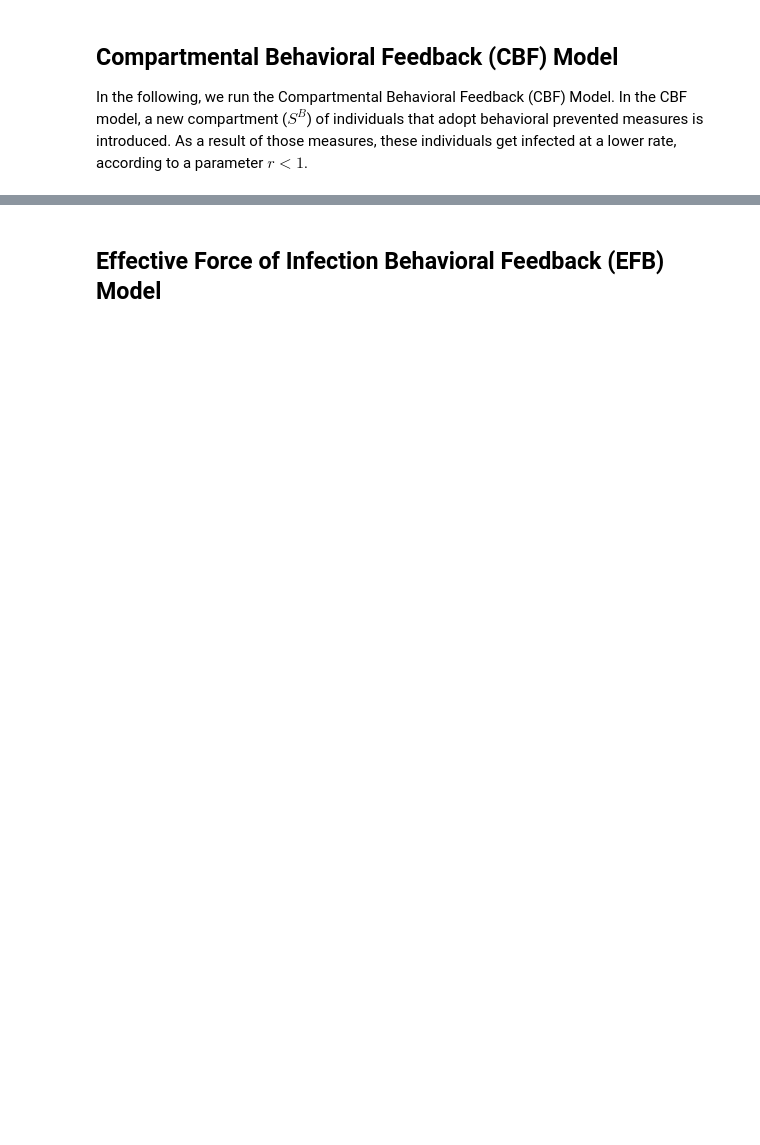
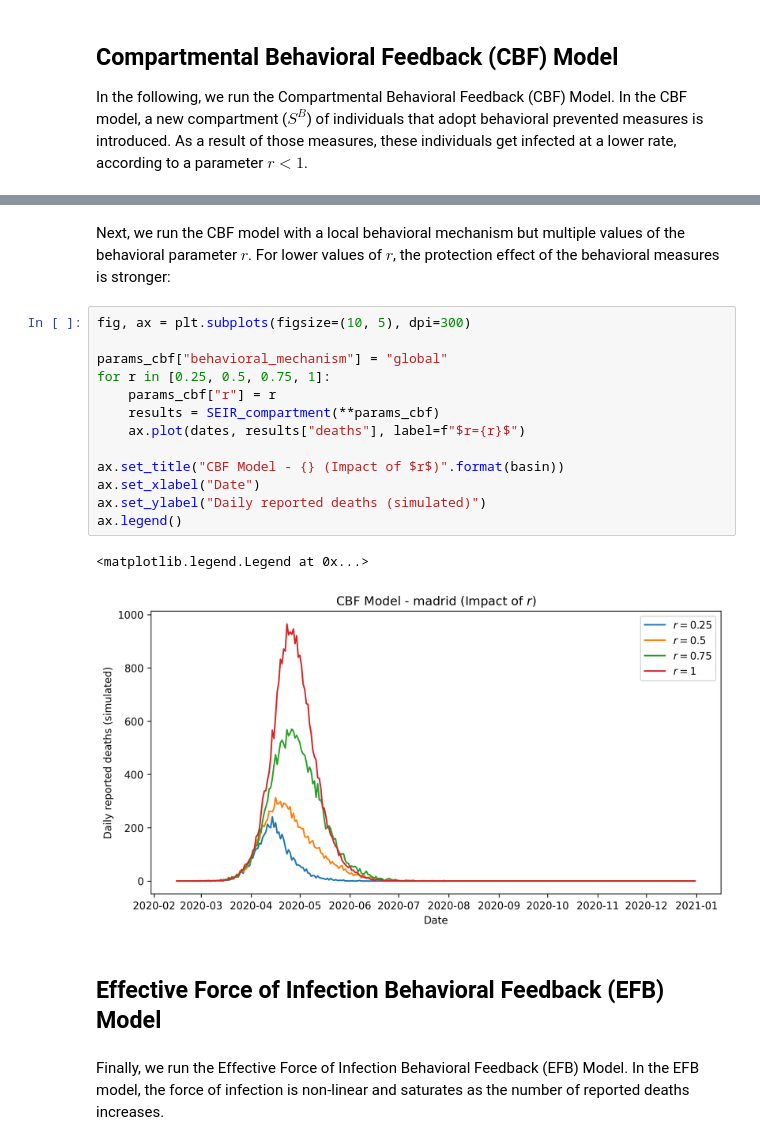
Before and after one commit to ngozzi/covid-behavior-models, a Jupyter notebook: example.ipynb, the cells around one changed output, grey strips where cells are left out. Drawn from its saved outputs; the diff is of its cells as text; blank space fills up the shorter version.

```diff
--- a/example.ipynb
+++ b/example.ipynb
@@ -105,2 +142,22 @@ plt.plot(results["deaths"])
+# %% [markdown]
+Next, we run the CBF model with a local behavioral mechanism but multiple values of the behavioral parameter $r$. For lower values of $r$, the protection effect of the behavioral measures is stronger:
+# %%
+fig, ax = plt.subplots(figsize=(10, 5), dpi=300)
+
+params_cbf["behavioral_mechanism"] = "global"
+for r in [0.25, 0.5, 0.75, 1]:
+    params_cbf["r"] = r
+    results = SEIR_compartment(**params_cbf)
+    ax.plot(dates, results["deaths"], label=f"$r={r}$")
+
+ax.set_title("CBF Model - {} (Impact of $r$)".format(basin))
+ax.set_xlabel("Date")
+ax.set_ylabel("Daily reported deaths (simulated)")
+ax.legend()
+# %% [output]
+<matplotlib.legend.Legend at 0x...>
+[figure, added]
 # %% [markdown]
 ## Effective Force of Infection Behavioral Feedback (EFB) Model
+# %% [markdown]
+Finally, we run the Effective Force of Infection Behavioral Feedback (EFB) Model. In the EFB model, the force of infection is non-linear and saturates as the number of reported deaths increases.
```
Also changed, not shown: parts of 14 cells of this notebook, 1 other file.
